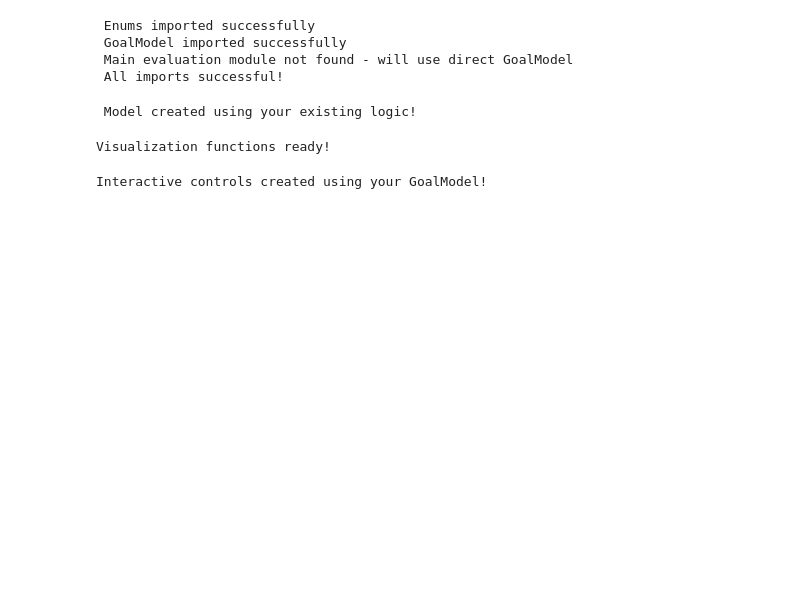
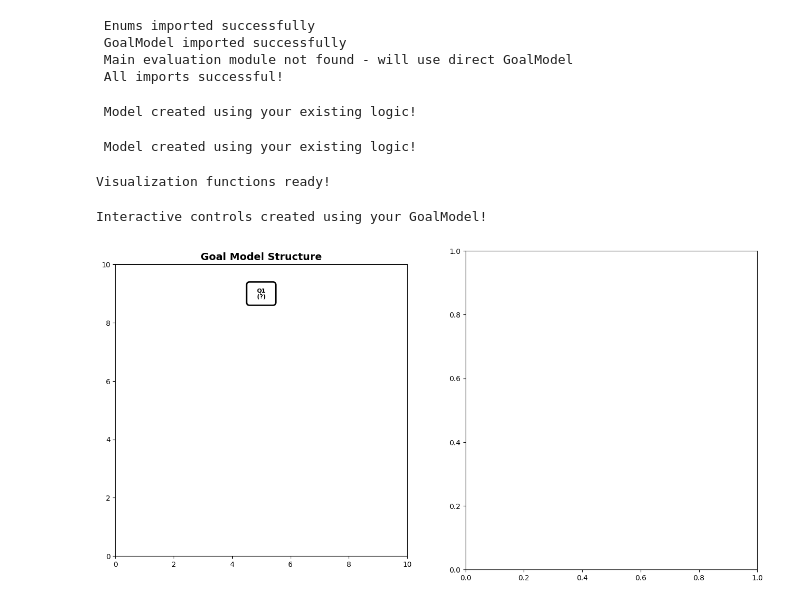
Before and after one commit to jc4v1/Kogi-Python, a Jupyter notebook: KogiNotebookV1.ipynb, the cells around one changed output. Saved outputs shown, nothing was run; the diff lists cells and outputs as text; code cells hidden in the pictures; blank space fills up the shorter version.

```diff
--- a/KogiNotebookV1.ipynb
+++ b/KogiNotebookV1.ipynb
@@ -132,28 +132,76 @@ def create_model_from_your_code():
 model = create_model_from_your_code()
 # %% [output]
  Model created using your existing logic!
+# %%
+# Cell 3a: Model Creation Function
+def create_model_hubert():
+    """Create the goal model using your existing create_model function logic"""
+    model = GoalModel()
+
+    # Add tasks
+    tasks = ["T1"]
+    for task in tasks:
+        model.add_task(task)
+
+    # Add goals
+    goals = []
+    for goal in goals:
+        model.add_goal(goal)
+
+    # Add quality
+    model.add_quality("Q1")
+
+    # Add links (from your code)
+    model.add_link("Q1", "T1", LinkType.MAKE)
+
+    # Add requirements (from your code)
+    model.requirements = {
+    }
+
+    # Add event mappings (process transitions from your code)
+    events = {
+        "e1": "T1",
+        "e2": "T2",
+        "e3": "T3",
+        "e4": "T4",
+        "e5": "T5",
+        "e6": "T6",
+        "e7": "T7",
+        "e8": "T8"
+    }
+    for event, target in events.items():
+        model.add_event_mapping(event, target)
+
+    print(" Model created using your existing logic!")
+    return model
+
+# Create model instance using your code
+model = create_model_hubert()
+# %% [output]
+ Model created using your existing logic!
 # %%
 
 # Cell 4: Visualization Functions (adapted to work with your GoalModel)
 def get_status_color_from_your_model(element_id):
     """Get color based on element status using your model's data structures"""
+    print(element_id)
     if element_id in model.qualities:
         status = model.qualities[element_id]
-        if status == QualityStatus.UNKNOWN:
+        if status.value == QualityStatus.UNKNOWN.value:
             return 'white'
-        elif status == QualityStatus.FULFILLED:
+        elif status.value == QualityStatus.FULFILLED.value:
             return 'lightgreen'
-        elif status == QualityStatus.DENIED:
+        elif status.value == QualityStatus.DENIED.value:
             return 'lightcoral'
     else:
         status = model.tasks.get(element_id) or model.goals.get(element_id)
-        if status == ElementStatus.UNKNOWN:
+        if status.value == ElementStatus.UNKNOWN.value:
             return 'white'
-        elif status == ElementStatus.TRUE_FALSE:
+        elif status.value == ElementStatus.TRUE_FALSE.value:
             return 'lightgreen'
-        elif status == ElementStatus.TRUE_TRUE:
+        elif status.value == ElementStatus.TRUE_TRUE.value:
             return 'lightblue'
-    return 'white'
+    return 'black'
 
 def create_goal_model_visualization():
     """Create visualization using your actual GoalModel data"""
@@ -320,7 +368,7 @@ def create_interactive_controls():
     def reset_model(b):
         """Reset the model using your create_model logic"""
         global model
-        model = create_model_from_your_code()
+        model = create_model_hubert()
 
         with status_output:
             clear_output(wait=True)
@@ -341,33 +389,34 @@ def create_interactive_controls():
             print("📋 Current Model State:")
             print(f"📈 Execution counts: {model.execution_count}")
 
     def update_visualization():
         """Update the visualization using your model data"""
         with viz_output:
             clear_output(wait=True)
             fig = create_goal_model_visualization()
             plt.show()
             plt.close()
 
     # Connect event handlers
     execute_button.on_click(execute_event)
     reset_button.on_click(reset_model)
 
     # Create layout
     controls = widgets.HBox([process_dropdown, execute_button, reset_button])
 
     # Initial displays
     update_trace_display()
     update_visualization()
 
     return controls, trace_output, status_output, viz_output
 
 # Create and display controls
 controls, trace_out, status_out, viz_out = create_interactive_controls()
 
 print("Interactive controls created using your GoalModel!")
 # %% [output]
 Interactive controls created using your GoalModel!
+[figure, added]
 # %%
 
 # Cell 7: Trace and Evolution Visualization Functions
```
Also changed, not shown: parts of 3 cells of this notebook.
